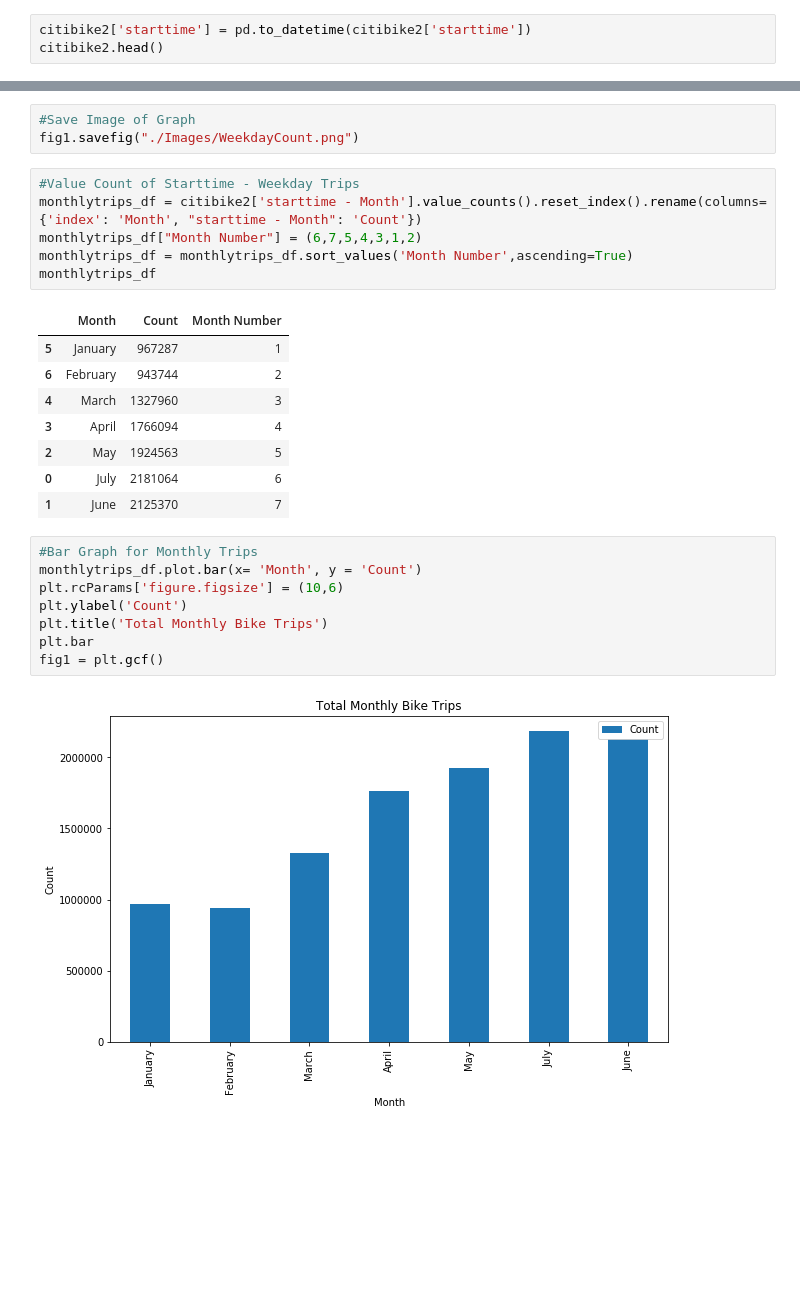
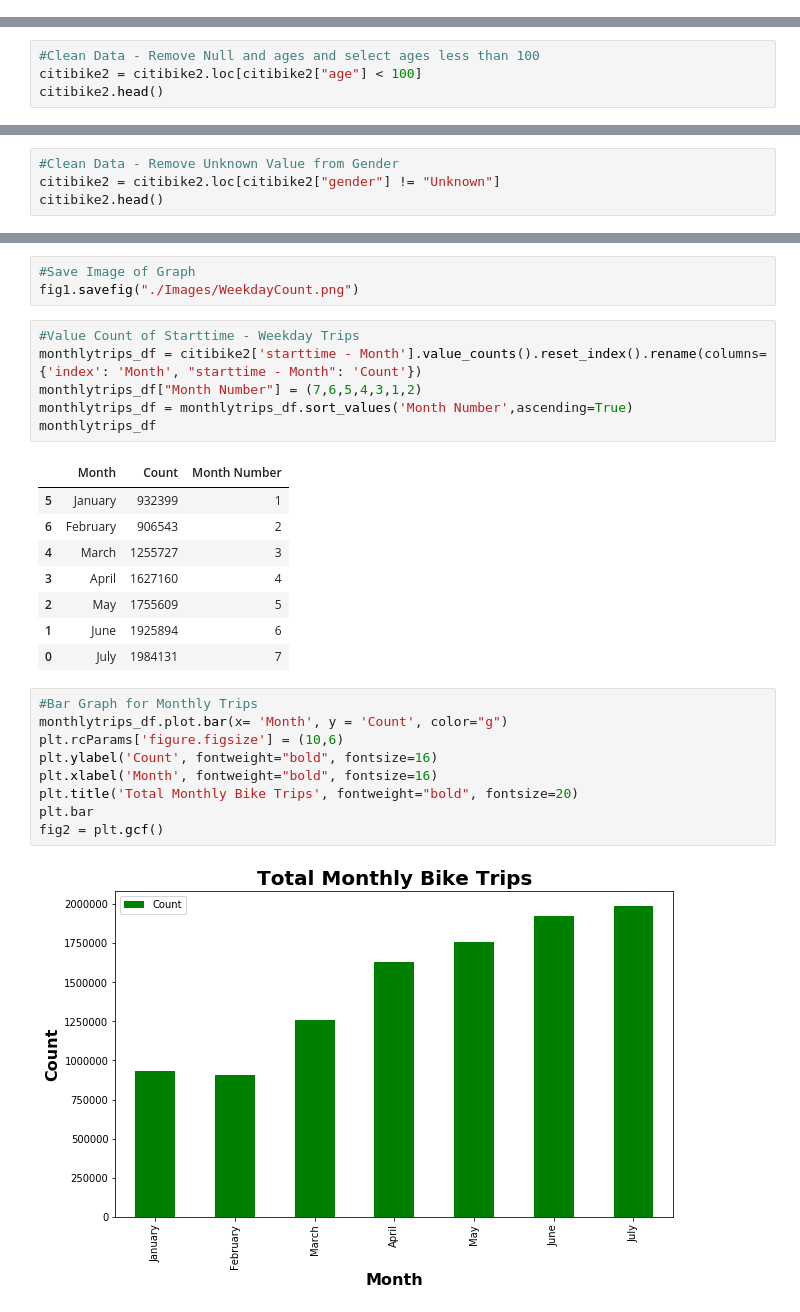
Before and after one commit to DarrenPardo/Final_Project, a Jupyter notebook: Final Project.ipynb, the cells around one changed output, grey strips where cells are left out. Cells and saved outputs as stored; diff of their text form; blank space fills up the shorter version.

```diff
--- a/Final Project.ipynb
+++ b/Final Project.ipynb
@@ -102,6 +97,3 @@ citibike2.head()
 | 2 | 591 | 2019-01-01 00:06:03.997 | 40.785247 | -73.976673 | Subscriber | Male | 32 |
 | 3 | 2719 | 2019-01-01 00:07:03.545 | 40.732219 | -73.981656 | Subscriber | Male | 29 |
 | 4 | 303 | 2019-01-01 00:07:35.945 | 40.727434 | -73.993790 | Subscriber | Male | 40 |
-# %%
-citibike2['starttime'] = pd.to_datetime(citibike2['starttime'])
-citibike2.head()
@@ -148,3 +133,7 @@ citibike2.head()
 | 2 | 591 | 40.785247 | -73.976673 | Subscriber | Male | 32 | 1 | ... |
 | 3 | 2719 | 40.732219 | -73.981656 | Subscriber | Male | 29 | 1 | ... |
 | 4 | 303 | 40.727434 | -73.993790 | Subscriber | Male | 40 | 1 | ... |
+# %%
+#Clean Data - Remove Null and ages and select ages less than 100
+citibike2 = citibike2.loc[citibike2["age"] < 100]
+citibike2.head()
@@ -150,0 +147,4 @@ citibike2.head()
+# %%
+#Clean Data - Remove Unknown Value from Gender
+citibike2 = citibike2.loc[citibike2["gender"] != "Unknown"]
+citibike2.head()
@@ -179,25 +187,26 @@ fig1.savefig("./Images/WeekdayCount.png")
 # %%
 #Value Count of Starttime - Weekday Trips
 monthlytrips_df = citibike2['starttime - Month'].value_counts().reset_index().rename(columns={'index': 'Month', "starttime - Month": 'Count'})
-monthlytrips_df["Month Number"] = (6,7,5,4,3,1,2)
+monthlytrips_df["Month Number"] = (7,6,5,4,3,1,2)
 monthlytrips_df = monthlytrips_df.sort_values('Month Number',ascending=True)
 monthlytrips_df
 # %% [output]
 |  | Month | Count | Month Number |
-| 5 | January | 967287 | 1 |
-| 6 | February | 943744 | 2 |
-| 4 | March | 1327960 | 3 |
-| 3 | April | 1766094 | 4 |
-| 2 | May | 1924563 | 5 |
-| 0 | July | 2181064 | 6 |
-| 1 | June | 2125370 | 7 |
+| 5 | January | 932399 | 1 |
+| 6 | February | 906543 | 2 |
+| 4 | March | 1255727 | 3 |
+| 3 | April | 1627160 | 4 |
+| 2 | May | 1755609 | 5 |
+| 1 | June | 1925894 | 6 |
+| 0 | July | 1984131 | 7 |
 # %%
 #Bar Graph for Monthly Trips
-monthlytrips_df.plot.bar(x= 'Month', y = 'Count')
+monthlytrips_df.plot.bar(x= 'Month', y = 'Count', color="g")
 plt.rcParams['figure.figsize'] = (10,6)
-plt.ylabel('Count')
-plt.title('Total Monthly Bike Trips')
+plt.ylabel('Count', fontweight="bold", fontsize=16)
+plt.xlabel('Month', fontweight="bold", fontsize=16)
+plt.title('Total Monthly Bike Trips', fontweight="bold", fontsize=20)
 plt.bar
-fig1 = plt.gcf()
+fig2 = plt.gcf()
 # %% [output]
-[figure, old version]
+[figure, new version]
```
Also changed, not shown: parts of 30 cells of this notebook.
